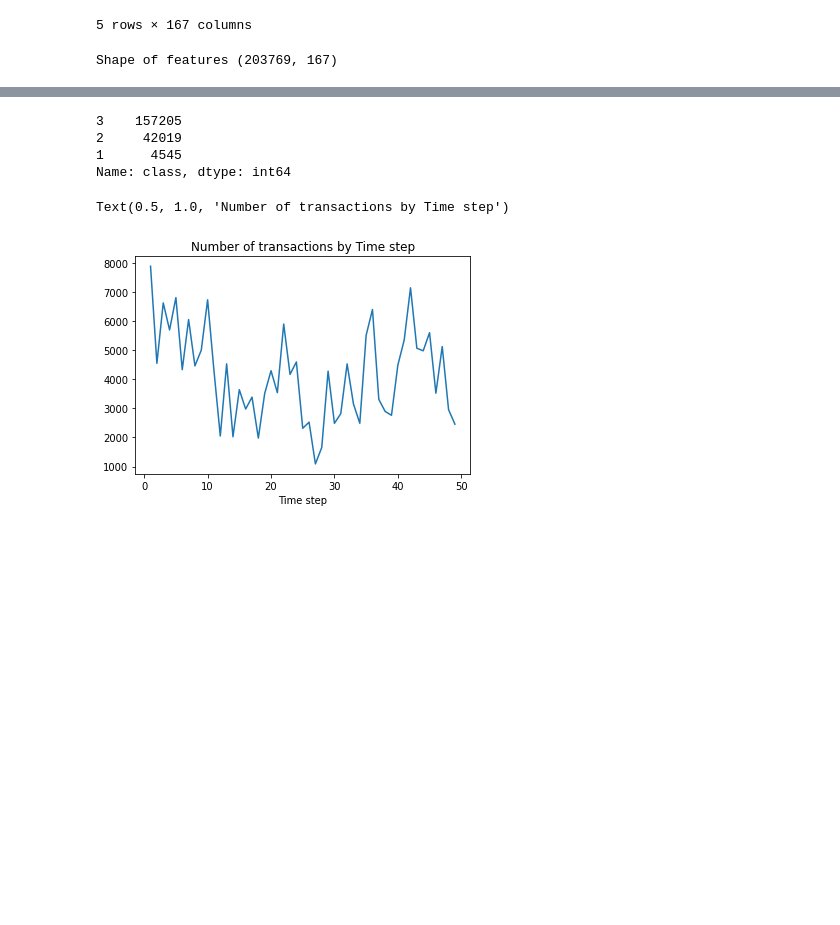
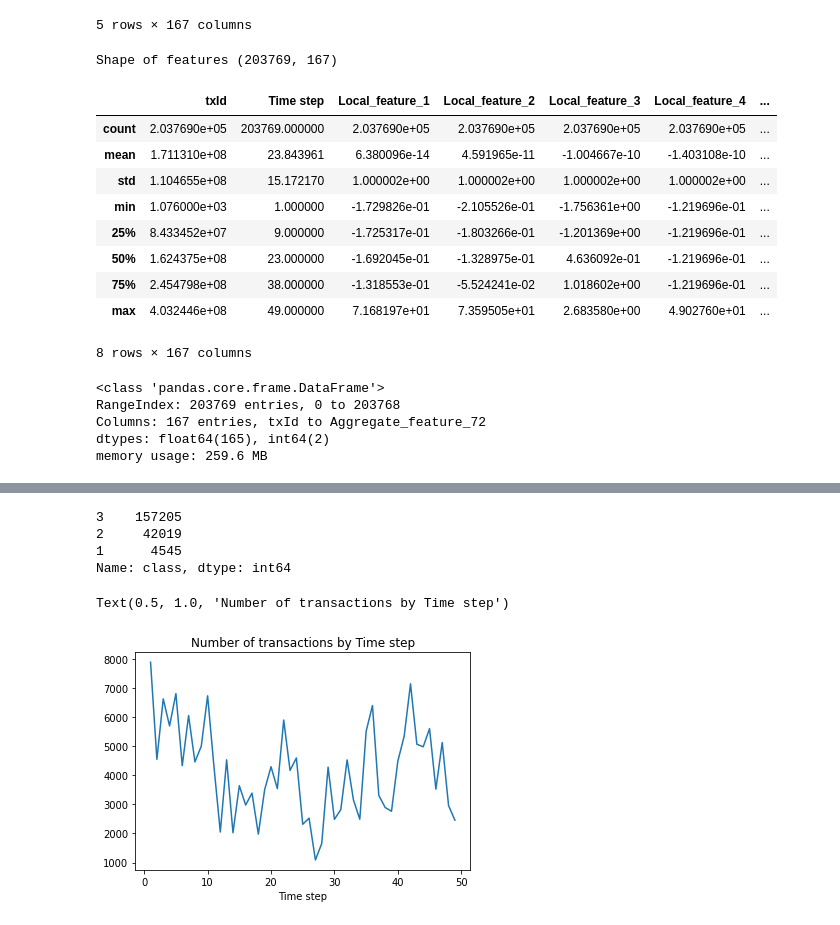
Before and after one commit to KhoiDOO/Bitcoin-Transaction-Graph-Elliptic-Data-Set, a Jupyter notebook: Data Exploring/Data Exploring.ipynb, the cells around one changed output, grey strips where cells are left out. Saved outputs shown, nothing was run; the diff lists cells and outputs as text; code cells hidden in the pictures; blank space fills up the shorter version.

```diff
--- a/Data Exploring/Data Exploring.ipynb
+++ b/Data Exploring/Data Exploring.ipynb
@@ -44,6 +44,27 @@ features_df.head()
 print('Shape of features', features_df.shape)
 # %% [output]
 Shape of features (203769, 167)
+# %%
+features_df.describe()
+# %% [output]
+|  | txId | Time step | Local_feature_1 | Local_feature_2 | Local_feature_3 | Local_feature_4 | ... |
+| count | 2.037690e+05 | 203769.000000 | 2.037690e+05 | 2.037690e+05 | 2.037690e+05 | 2.037690e+05 | ... |
+| mean | 1.711310e+08 | 23.843961 | 6.380096e-14 | 4.591965e-11 | -1.004667e-10 | -1.403108e-10 | ... |
+| std | 1.104655e+08 | 15.172170 | 1.000002e+00 | 1.000002e+00 | 1.000002e+00 | 1.000002e+00 | ... |
+| min | 1.076000e+03 | 1.000000 | -1.729826e-01 | -2.105526e-01 | -1.756361e+00 | -1.219696e-01 | ... |
+| 25% | 8.433452e+07 | 9.000000 | -1.725317e-01 | -1.803266e-01 | -1.201369e+00 | -1.219696e-01 | ... |
+| 50% | 1.624375e+08 | 23.000000 | -1.692045e-01 | -1.328975e-01 | 4.636092e-01 | -1.219696e-01 | ... |
+| 75% | 2.454798e+08 | 38.000000 | -1.318553e-01 | -5.524241e-02 | 1.018602e+00 | -1.219696e-01 | ... |
+| max | 4.032446e+08 | 49.000000 | 7.168197e+01 | 7.359505e+01 | 2.683580e+00 | 4.902760e+01 | ... |
+8 rows × 167 columns
+# %%
+features_df.info()
+# %% [output]
+<class 'pandas.core.frame.DataFrame'>
+RangeIndex: 203769 entries, 0 to 203768
+Columns: 167 entries, txId to Aggregate_feature_72
+dtypes: float64(165), int64(2)
+memory usage: 259.6 MB
 # %%
 classes_df.loc[classes_df['class'] == 'unknown', 'class'] = 3
 group_class = classes_df.groupby('class').count()
```
Also changed, not shown: parts of 8 cells of this notebook, 1 other file.
